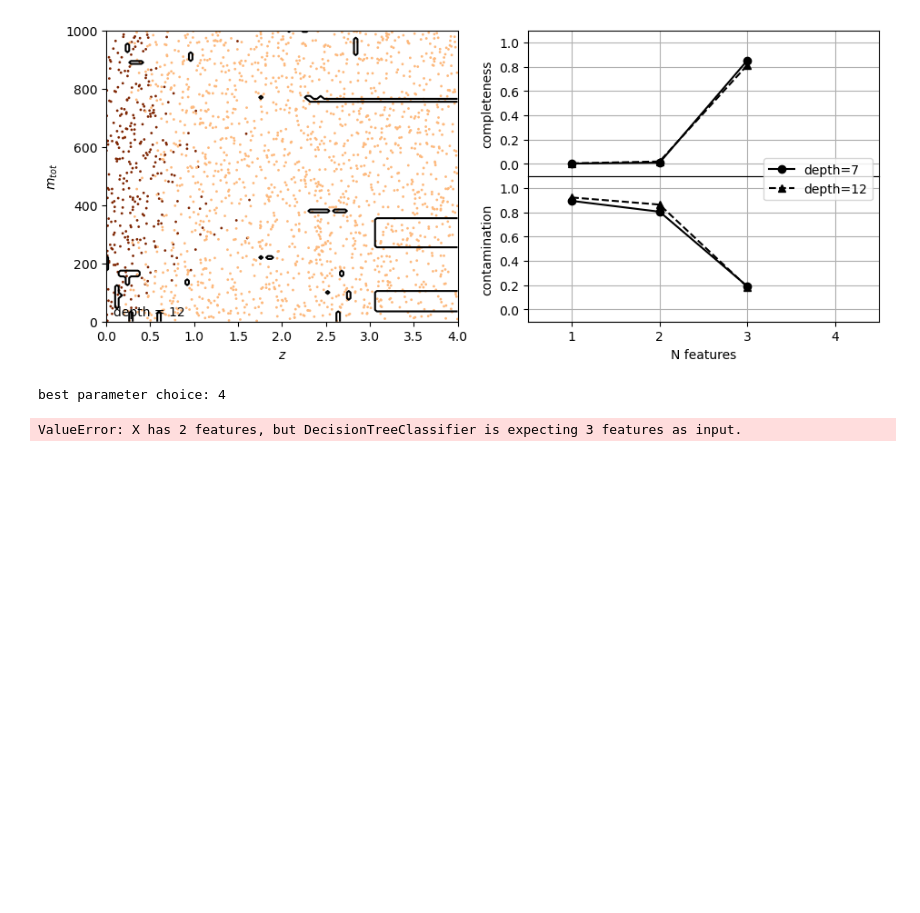
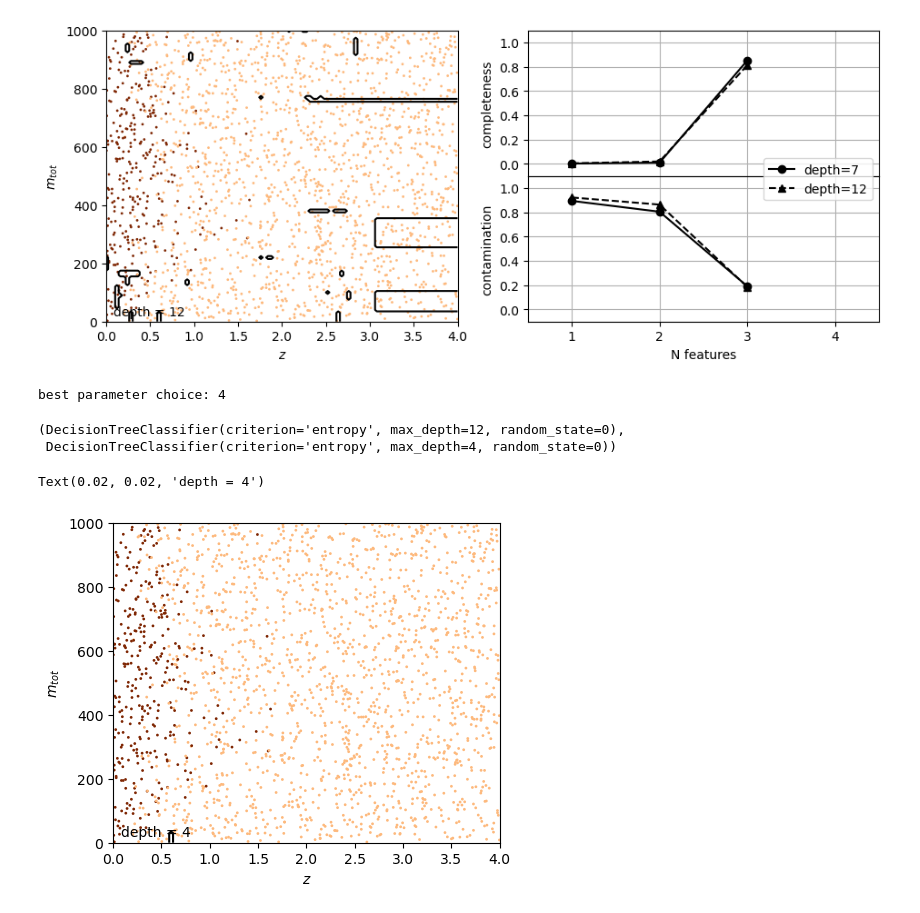
Before and after one commit to ebianchi803/astrostatistics_bicocca_2026, a Jupyter notebook: working/L20.ipynb, the cells around one changed output. Saved outputs shown, nothing was run; the diff lists cells and outputs as text; code cells hidden in the pictures; blank space fills up the shorter version.

```diff
--- a/working/L20.ipynb
+++ b/working/L20.ipynb
@@ -191,6 +191,16 @@ best = grid.best_params_['max_depth']
 print("best parameter choice:", best)
 # %% [output]
 best parameter choice: 4
+# %%
+ classifiers[1][1] , DecisionTreeClassifier(random_state=0, max_depth=best, criterion='entropy')
+# %% [output]
+(DecisionTreeClassifier(criterion='entropy', max_depth=12, random_state=0),
+ DecisionTreeClassifier(criterion='entropy', max_depth=4, random_state=0))
+# %%
+clf = DecisionTreeClassifier(random_state=0, max_depth=best,
+                                     criterion='entropy')
+clf.fit(X_train[:, :2], y_train)
+y_pred = clf.predict(X_test[:, :2])
 # %%
 dt = DecisionTreeClassifier(random_state=0, max_depth=best,
                             criterion='entropy')
@@ -206,19 +216,31 @@ xx, yy = np.meshgrid(np.linspace(xlim[0], xlim[1], 101),
 
 Z = clf.predict(np.c_[yy.ravel(), xx.ravel()])
 Z = Z.reshape(xx.shape)
-# %% [output]
-ValueError: X has 2 features, but DecisionTreeClassifier is expecting 3 features as input.
 # %%
+
 #----------------------------------------------------------------------
 # plot the results
-fig = plt.figure(figsize=(5, 5))
+fig = plt.figure(figsize=(10, 4))
 fig.subplots_adjust(bottom=0.15, top=0.95, hspace=0.0,
                     left=0.1, right=0.95, wspace=0.2)
 
 # left plot: data and decision boundary
-ax = fig.add_subplot(111)
-im = ax.scatter(X[:, 2], X[:, 0], c=y, s=50,
-                cmap=plt.cm.spring, zorder=2, edgecolor='k')
+ax = fig.add_subplot(121)
+im = ax.scatter(X[-N_plot:, 2], X[-N_plot:, 0], c=y[-N_plot:],
+                s=4, lw=0, cmap=plt.cm.Oranges, zorder=2)
+im.set_clim(-0.5, 1)
 
 ax.contour(xx, yy, Z, [0.5], colors='k')
+
+ax.set_xlim(xlim)
+ax.set_ylim(ylim)
+
+ax.set_xlabel('$z$')
+ax.set_ylabel('$m_{tot}$')
+
+ax.text(0.02, 0.02, "depth = %i" % best,
+        transform=ax.transAxes)
+# %% [output]
+Text(0.02, 0.02, 'depth = 4')
+[figure, added]
 # %%
```
Also changed, not shown: parts of 1 cell of this notebook.
